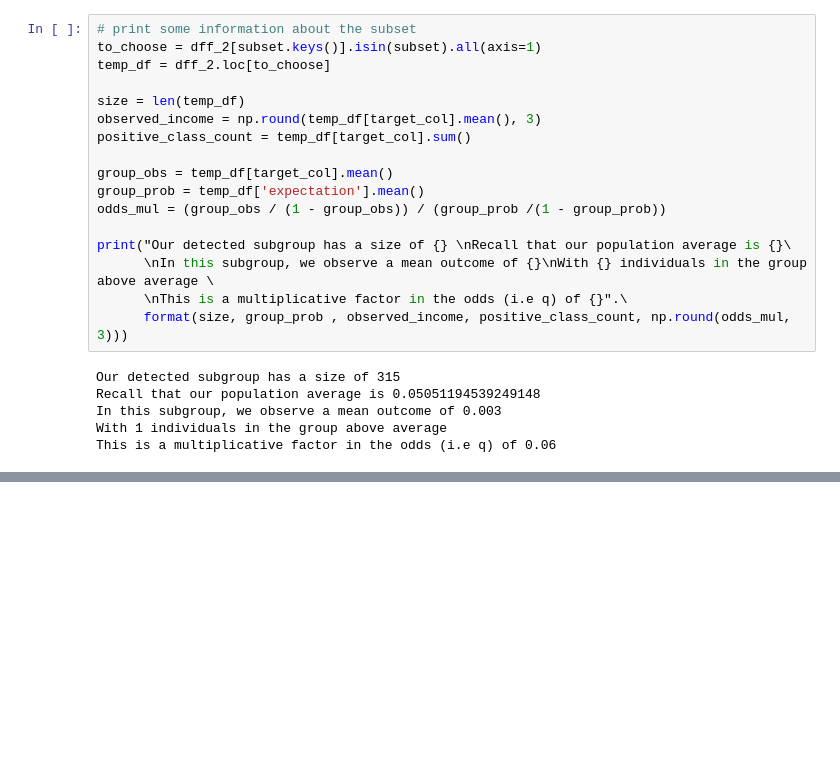
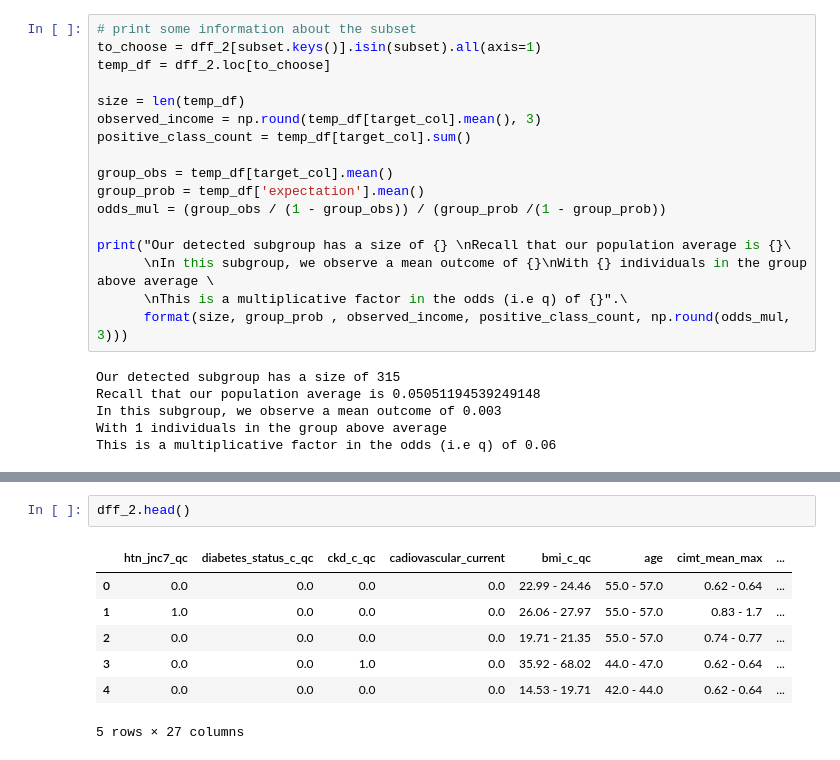
Before and after one commit to kayvinsoo7/HAALSI_work, a Jupyter notebook: mdscan-master/Autostrat.ipynb, the cells around one changed output, grey strips where cells are left out. Cells and saved outputs as stored; diff of their text form; blank space fills up the shorter version.

```diff
--- a/mdscan-master/Autostrat.ipynb
+++ b/mdscan-master/Autostrat.ipynb
@@ -619,0 +642,10 @@ This is a multiplicative factor in the odds (i.e q) of 0.06
+# %%
+dff_2.head()
+# %% [output]
+|  | htn_jnc7_qc | diabetes_status_c_qc | ckd_c_qc | cadiovascular_current | bmi_c_qc | age | cimt_mean_max | ... |
+| 0 | 0.0 | 0.0 | 0.0 | 0.0 | 22.99 - 24.46 | 55.0 - 57.0 | 0.62 - 0.64 | ... |
+| 1 | 1.0 | 0.0 | 0.0 | 0.0 | 26.06 - 27.97 | 55.0 - 57.0 | 0.83 - 1.7 | ... |
+| 2 | 0.0 | 0.0 | 0.0 | 0.0 | 19.71 - 21.35 | 55.0 - 57.0 | 0.74 - 0.77 | ... |
+| 3 | 0.0 | 0.0 | 1.0 | 0.0 | 35.92 - 68.02 | 44.0 - 47.0 | 0.62 - 0.64 | ... |
+| 4 | 0.0 | 0.0 | 0.0 | 0.0 | 14.53 - 19.71 | 42.0 - 44.0 | 0.62 - 0.64 | ... |
+5 rows × 27 columns
```
Also changed, not shown: parts of 13 cells of this notebook.
